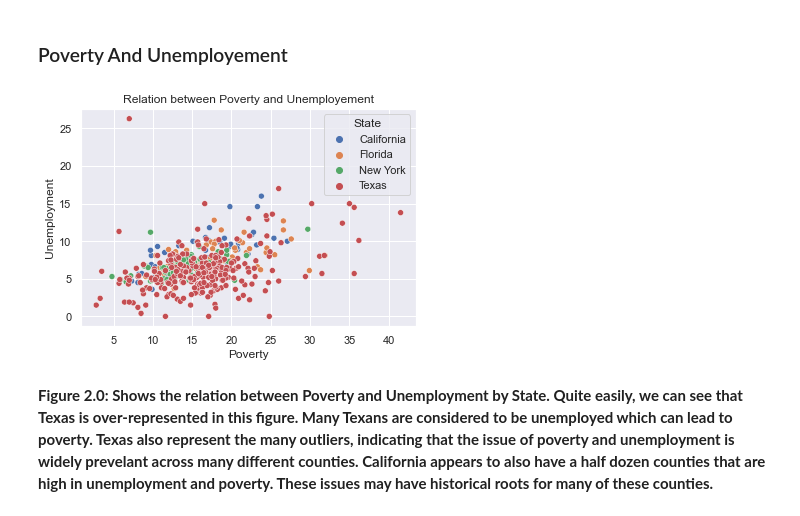
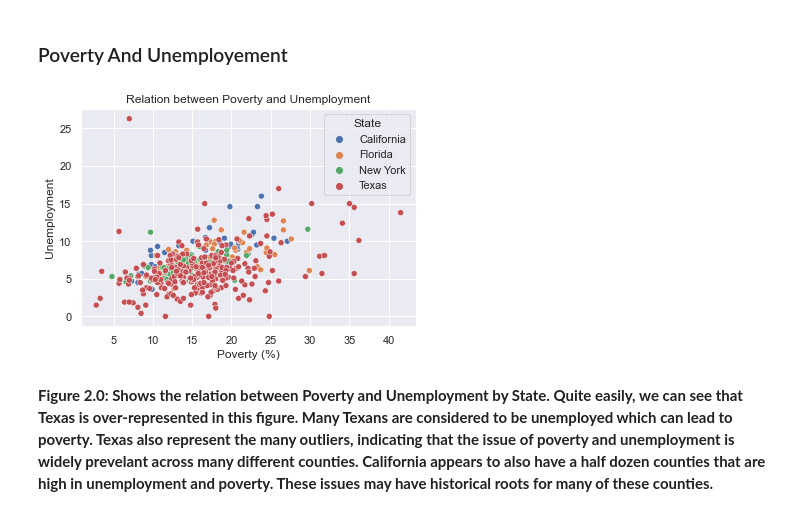
Before and after one commit to data301-2020-winter2/course-project-group_1026, a Jupyter notebook: analysis/Milestone2_Complete/Milestone2_Complete_EDA.ipynb, the cells around one changed output. Cells and saved outputs as stored; diff of their text form; code cells hidden in the pictures.

```diff
--- a/analysis/Milestone2_Complete/Milestone2_Complete_EDA.ipynb
+++ b/analysis/Milestone2_Complete/Milestone2_Complete_EDA.ipynb
@@ -102,9 +105,12 @@ Note: Seems like Poverty and Income are not linearly related, but might be quadr
 ### Poverty And Unemployement
 # %%
 sns.set(style="darkgrid")
-ax = sns.scatterplot(x="Poverty", y = "Unemployment", hue = "State", data = df).set_title("Relation between Poverty and Unemployement")
+ax = sns.scatterplot(x="Poverty", y = "Unemployment", hue = "State", data = df)
+plt.title("Relation between Poverty and Unemployment")
+ax.set(xlabel = "Poverty (%)", ylabel = "Unemployment")
+plt.show()
 # %% [output]
-[figure, old version]
+[figure, new version]
 # %% [markdown]
 **Figure 2.0: Shows the relation between Poverty and Unemployment by State. Quite easily, we can see that Texas is over-represented in this figure. Many Texans are considered to be unemployed which can lead to poverty. Texas also represent the many outliers, indicating that the issue of poverty and unemployment is widely prevelant across many different counties. California appears to also have a half dozen counties that are high in unemployment and poverty. These issues may have historical roots for many of these counties.**
 # %%
```
Also changed, not shown: parts of 2 cells of this notebook, 1 other file.
